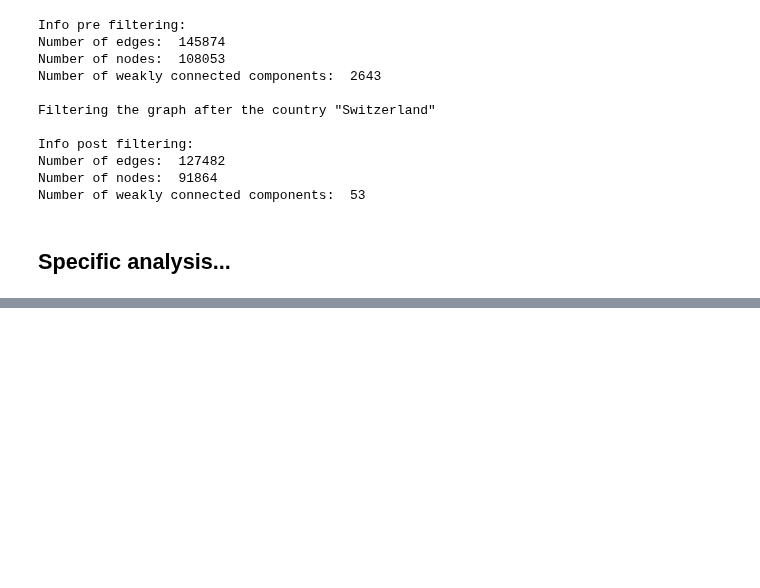
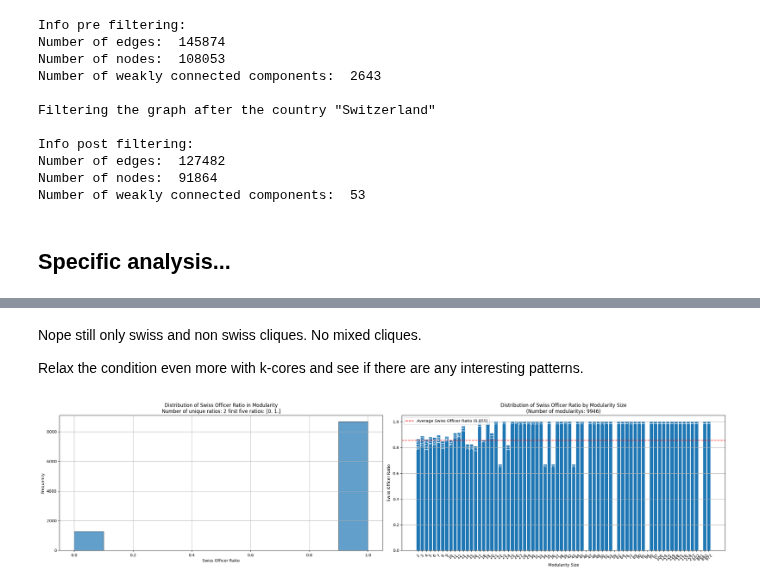
Before and after one commit to gabrieltorresgamez/fhnw-san-project, a Jupyter notebook: 99-Swiss officer ratios.ipynb, the cells around one changed output, grey strips where cells are left out. Saved outputs shown, nothing was run; the diff lists cells and outputs as text; code cells hidden in the pictures; blank space fills up the shorter version.

```diff
--- a/99-Swiss officer ratios.ipynb
+++ b/99-Swiss officer ratios.ipynb
@@ -253,0 +265,10 @@ So entities don't connect officers in a way to create multinational cliques.
+# %% [markdown]
+Nope still only swiss and non swiss cliques. No mixed cliques.
+
+Relax the condition even more with k-cores and see if there are any interesting patterns.
+# %%
+from networkx.algorithms.community import greedy_modularity_communities
+
+plot_swiss_officer_ratios_by_group(new_officers_graph, G_swiss, greedy_modularity_communities, 'modularity')
+# %% [output]
+[figure, added]
```
Also changed, not shown: parts of 14 cells of this notebook.
